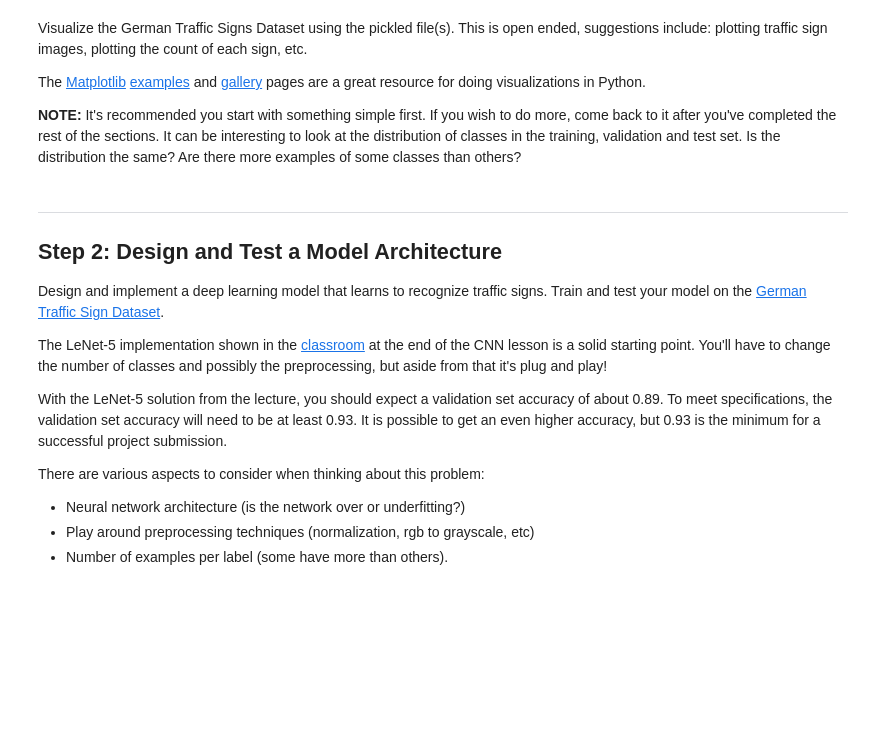
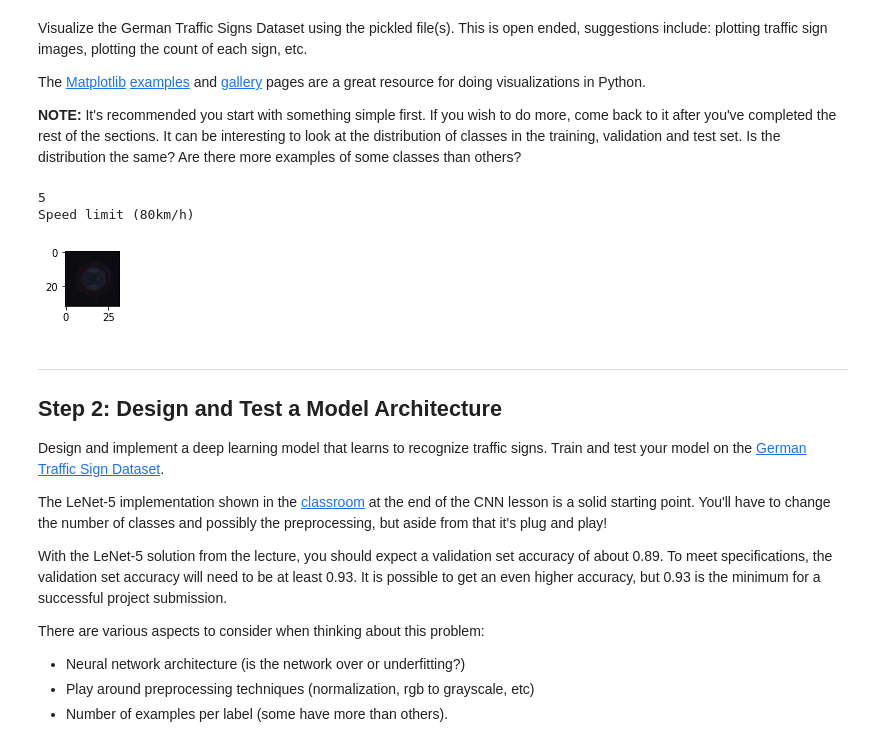
Before and after one commit to kambliketan/Self_Driving_Car_Traffic_Sign_Classifier, a Jupyter notebook: Traffic_Sign_Classifier.ipynb, the cells around one changed output. Cells and saved outputs as stored; diff of their text form; code cells hidden in the pictures; blank space fills up the shorter version.

```diff
--- a/Traffic_Sign_Classifier.ipynb
+++ b/Traffic_Sign_Classifier.ipynb
@@ -23,11 +23,9 @@ The [rubric](https://review.udacity.com/#!/rubrics/481/view) contains "Stand Out
 # Load pickled data
 import pickle
 
-# TODO: Fill this in based on where you saved the training and testing data
-
-training_file = ?
-validation_file=?
-testing_file = ?
+training_file = "traffic-signs-data\\train.p"
+validation_file= "traffic-signs-data\\valid.p"
+testing_file = "traffic-signs-data\\test.p"
 
 with open(training_file, mode='rb') as f:
     train = pickle.load(f)
@@ -36,6 +34,18 @@ with open(validation_file, mode='rb') as f:
 with open(testing_file, mode='rb') as f:
     test = pickle.load(f)
 
+# pickled data contains keys(['labels', 'features', 'sizes', 'coords'])
 X_train, y_train = train['features'], train['labels']
 X_valid, y_valid = valid['features'], valid['labels']
 X_test, y_test = test['features'], test['labels']
+
+assert(len(X_train) == len(y_train))
+assert(len(X_valid) == len(y_valid))
+assert(len(X_test) == len(y_test))
+
+print()
+print("Image Shape: {}".format(X_train[0].shape))
+print()
+print("Training Set:   {} samples".format(len(X_train)))
+print("Validation Set: {} samples".format(len(X_valid)))
+print("Test Set:       {} samples".format(len(X_test)))
@@ -88,9 +110,32 @@ The [Matplotlib](http://matplotlib.org/) [examples](http://matplotlib.org/exampl
 # %%
 ### Data exploration visualization code goes here.
 ### Feel free to use as many code cells as needed.
 import matplotlib.pyplot as plt
+import random
+import csv
+
+label_strings = []
+csvFile = open('signnames.csv')
+reader = csv.reader(csvFile)
+for row in reader:
+    label_strings.append(row[1])
+
+label_strings.remove('SignName')
+
 # Visualizations will be shown in the notebook.
 %matplotlib inline
+
+index = random.randint(0, len(X_train))
+img = X_train[index]
+plt.figure(figsize=(1,1))
+plt.imshow(img)
+
+print(y_train[index])
+print(label_strings[y_train[index]])
+# %% [output]
+5
+Speed limit (80km/h)
+[figure, added]
 # %% [markdown]
 ----
 
```
Also changed, not shown: parts of 15 cells of this notebook.
